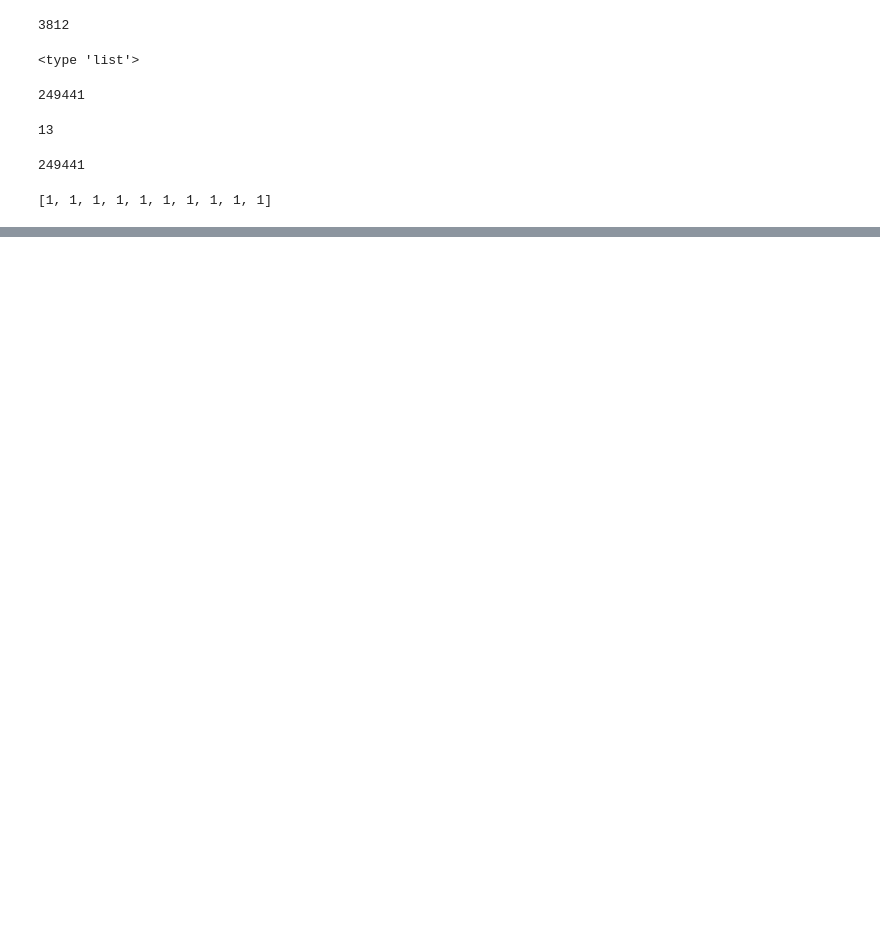
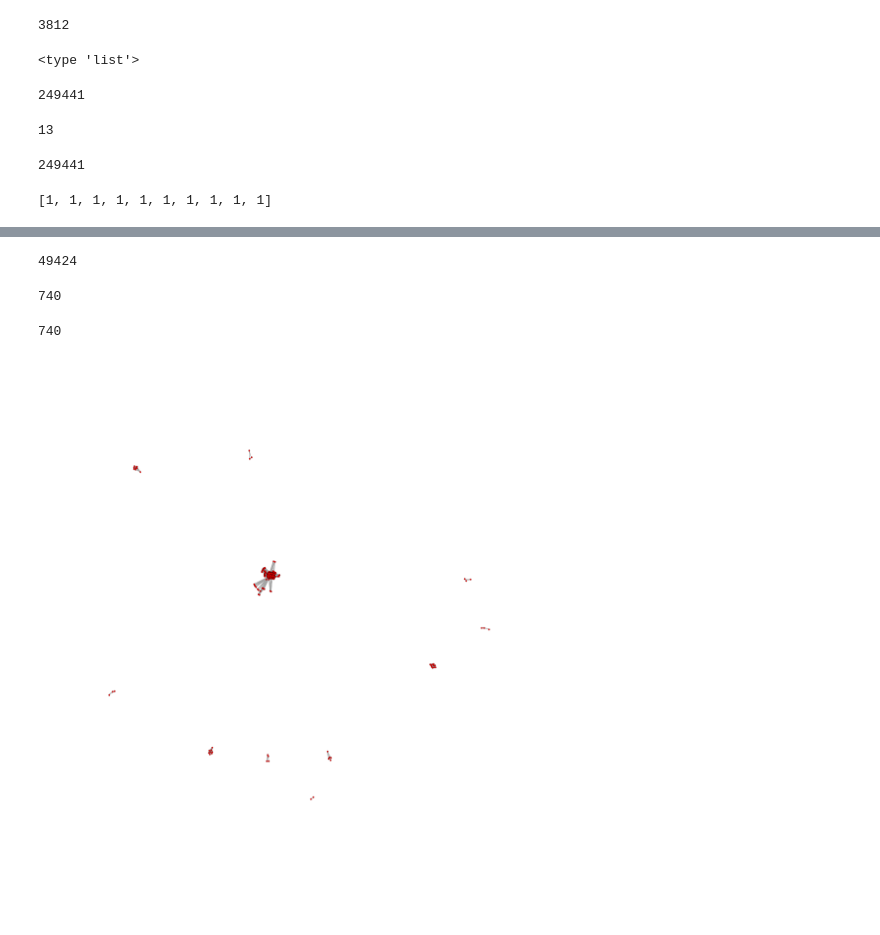
Before and after one commit to amalkadi/DataMiningProject, a Jupyter notebook: graph network.ipynb, the cells around one changed output, grey strips where cells are left out. Drawn from its saved outputs; the diff is of its cells as text; code cells hidden in the pictures; blank space fills up the shorter version.

```diff
--- a/graph network.ipynb
+++ b/graph network.ipynb
@@ -78,0 +86,19 @@ print x[-10:]
+# %%
+c = 0
+user_list = defaultdict(list)
+business_list = defaultdict(list)
+with open('yelp_academic_dataset_review.json') as data_file:
+    for line in data_file:
+        c+=1
+        review = json.loads(line)
+        uid = review['user_id']
+        bid =  review['business_id']
+        user_list[uid].append(bid)
+        business_list[bid].append(uid)
+
+
+        if c % 1000 == 0:
+            print c
+            break
+# print user_list
+# print business_list
@@ -78,0 +111,35 @@ print x[-10:]
+# %%
+friends_list = {}
+
+
+for user in user_list:
+    for business in user_list[user]:
+        if user in friends_list.keys():
+            friends_list[user].extend(business_list[business])
+        else:
+            friends_list[user]=business_list[business]
+# %%
+
+sys.getsizeof(friends_list)
+
+#3146000
+#49424
+# %% [output]
+49424
+# %%
+print len(friends_list)
+# %% [output]
+740
+# %%
+review_network = nx.Graph(friends_list)
+# %%
+len(review_network)
+# %% [output]
+740
+# %%
+with sns.axes_style('white'):
+    fig = plt.subplots(1, figsize=(20,20))
+    nx.draw_networkx(review_network, edge_color='#a4a4a4', with_labels=False, font_color='#cacaca', node_size=10)
+    plt.axis('off')
+# %% [output]
+[figure, added]
```
Also changed, not shown: parts of 5 cells of this notebook.
